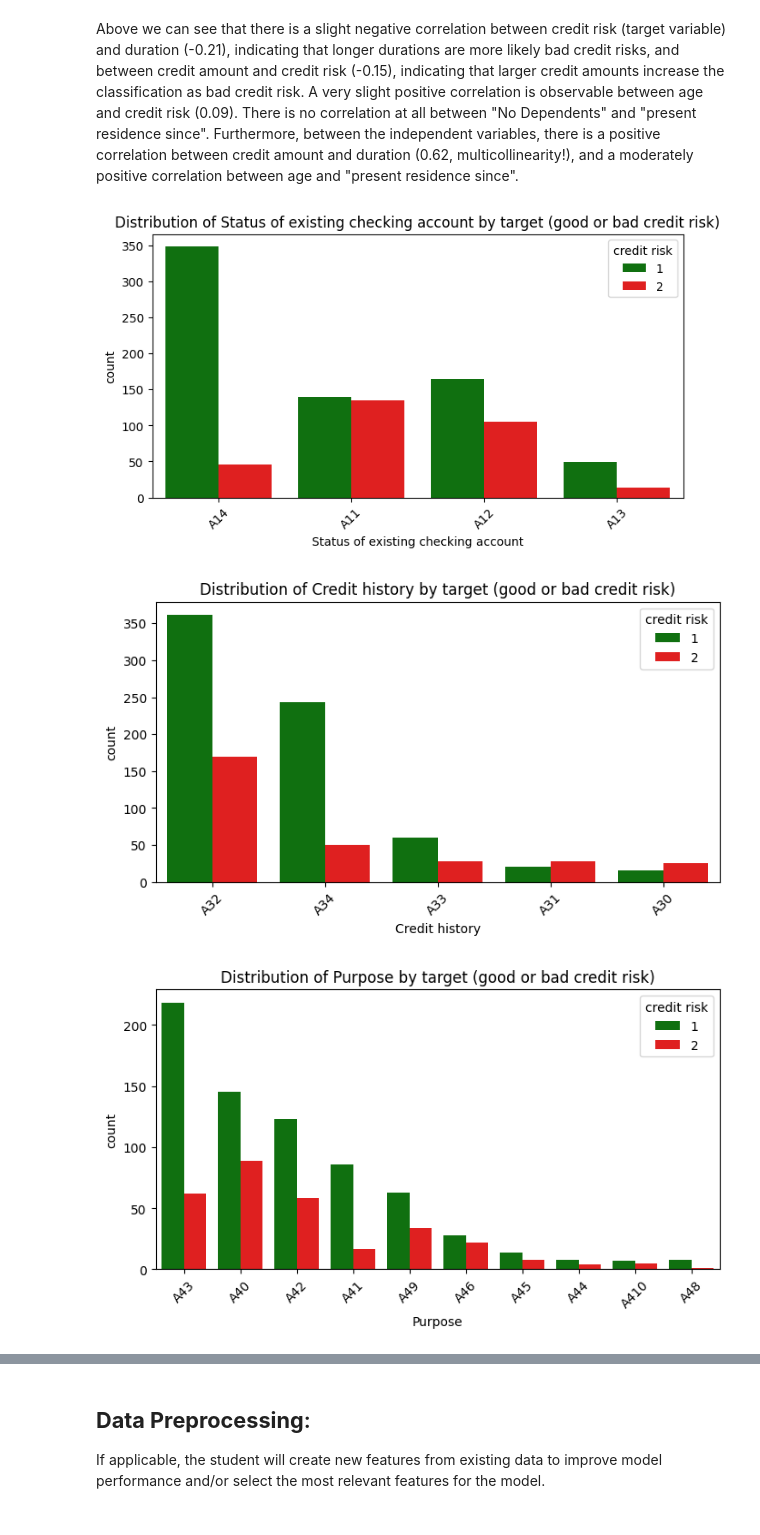
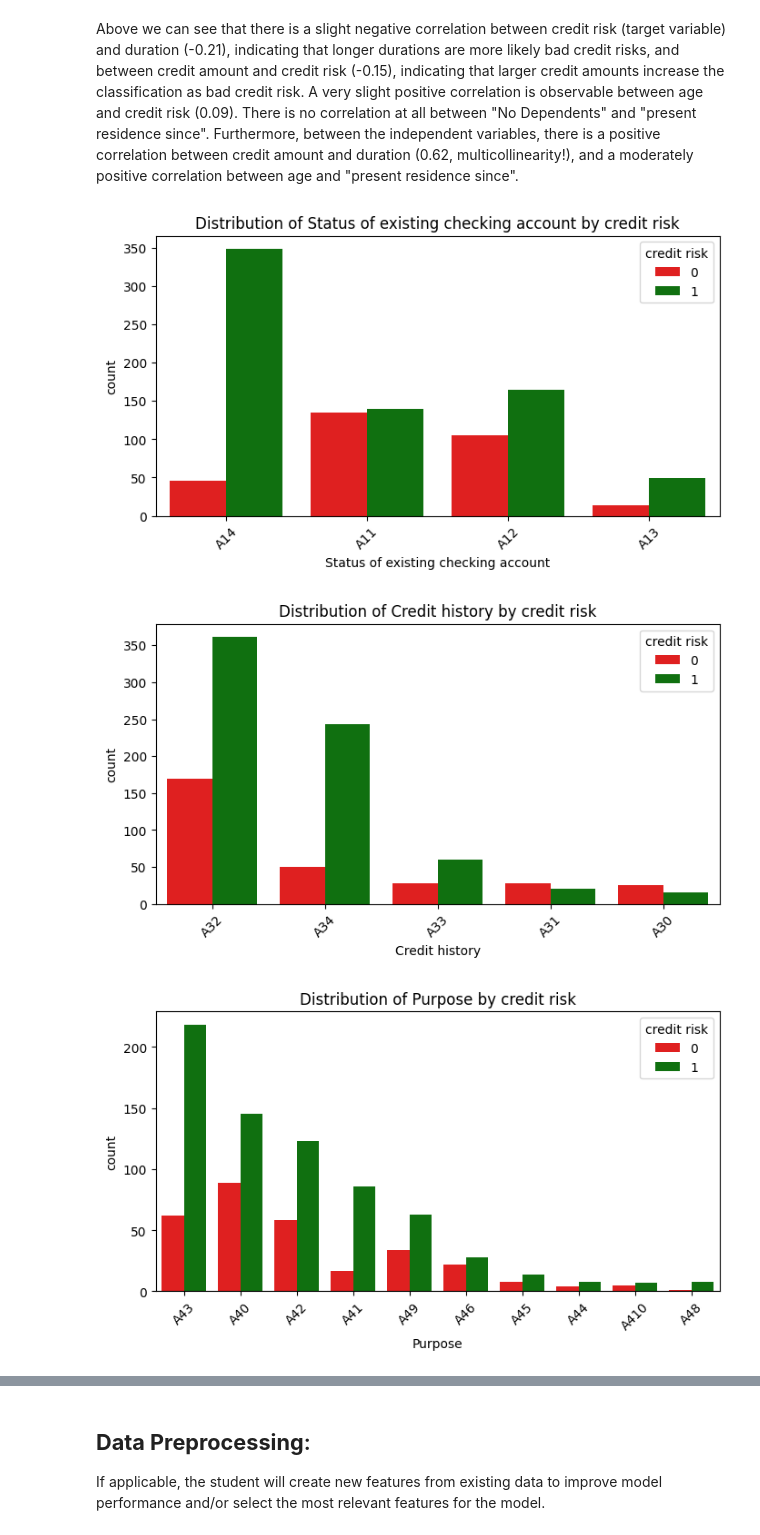
Before and after one commit to reascr/MSC-in-IT-and-Cognition, a Jupyter notebook: AppliedAI/First_assignment_dataset_2.ipynb, the cells around one changed output, grey strips where cells are left out. Drawn from its saved outputs; the diff is of its cells as text; code cells hidden in the pictures.

```diff
--- a/AppliedAI/First_assignment_dataset_2.ipynb
+++ b/AppliedAI/First_assignment_dataset_2.ipynb
@@ -262,15 +262,15 @@ plt.show()
 # %% [markdown]
 Above we can see that there is a slight negative correlation between credit risk (target variable) and duration (-0.21), indicating that longer durations are more likely bad credit risks, and between credit amount and credit risk (-0.15), indicating that larger credit amounts increase the classification as bad credit risk. A very slight positive correlation is observable between age and credit risk (0.09). There is no correlation at all between "No Dependents" and "present residence since". Furthermore, between the independent variables, there is a positive correlation between credit amount and duration (0.62, multicollinearity!), and a moderately positive correlation between age and "present residence since".
 # %%
-palette = {1: 'green', 2: 'red'}
+palette = {1: 'green', 0: 'red'}
 
 for col in df.select_dtypes(include='object').columns: # check categorical values
     plt.figure(figsize=(8, 4))
     sns.countplot(x=col, hue='credit risk', data=df, order=df[col].value_counts().index, palette=palette)
-    plt.title(f"Distribution of {col} by target (good or bad credit risk)")
+    plt.title(f"Distribution of {col} by credit risk")
     plt.xticks(rotation=45)
     plt.show()
 # %% [output]
-[figure, old version]
+[figure, new version]
-[figure, old version]
+[figure, new version]
-[figure, old version]
+[figure, new version]
```
Also changed, not shown: parts of 15 cells of this notebook.
